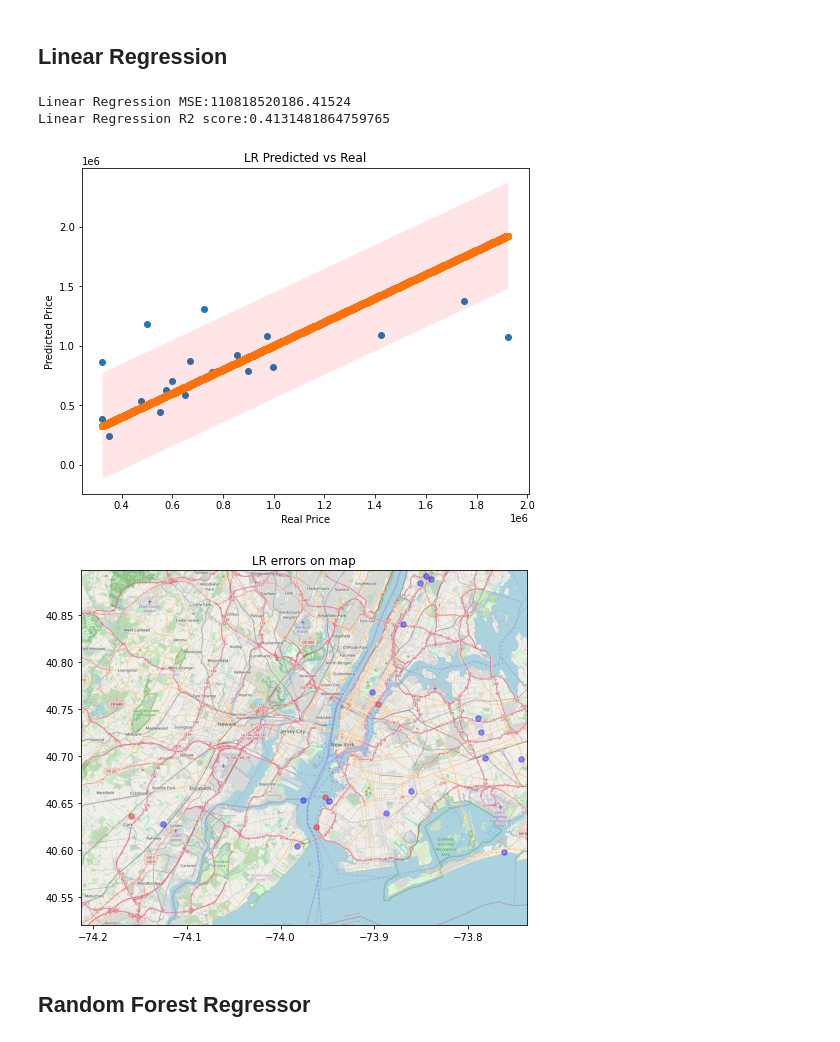
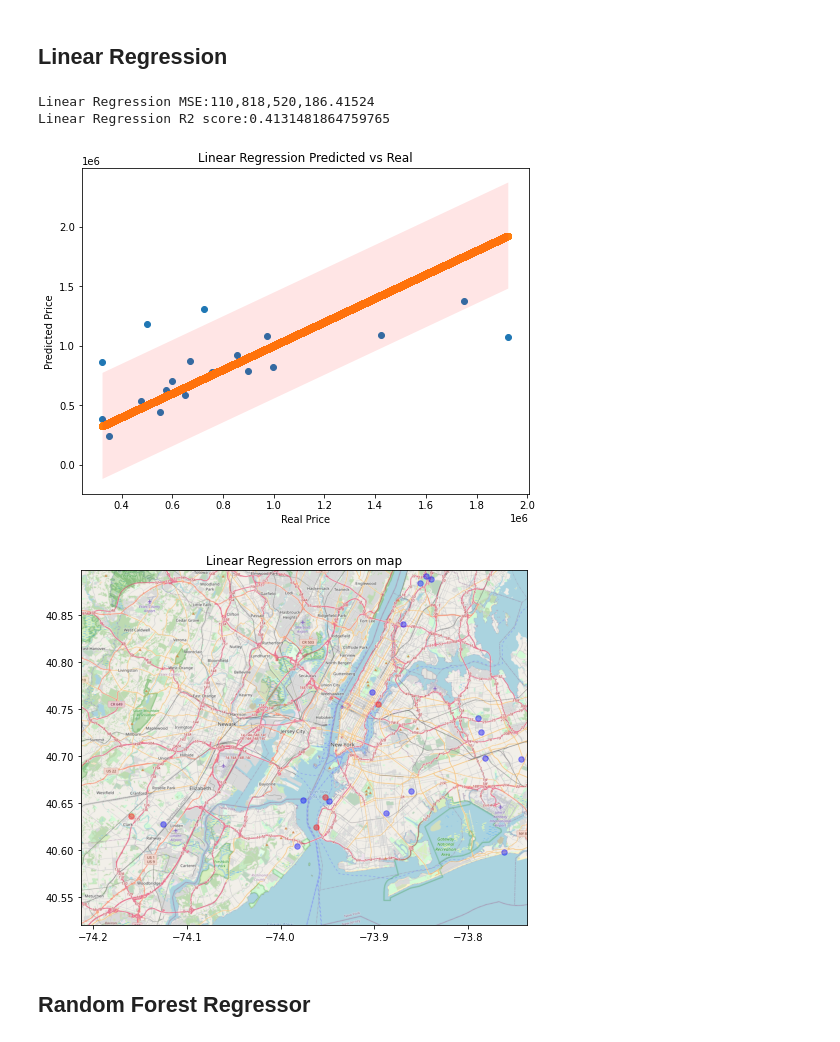
Before and after one commit to itayisraelov/RealEstateMLProject, a Jupyter notebook: Notebooks/02_Modeling.ipynb, the cells around one changed output. Saved outputs shown, nothing was run; the diff lists cells and outputs as text; code cells hidden in the pictures.

```diff
--- a/Notebooks/02_Modeling.ipynb
+++ b/Notebooks/02_Modeling.ipynb
@@ -200,23 +235,11 @@ def plot_vs_map(test_x, predicted_y, real_y, path_to_map="../Images/nyc_map1.png
 ## Linear Regression
 # %%
 linear_regression = LinearRegression(n_jobs=len(df))
-linear_regression.fit(train_x, train_y)
-test_predicted_y = linear_regression.predict(test_x)
+model_evaluation(linear_regression, "Linear Regression")
+# %% [output]
+Linear Regression MSE:110,818,520,186.41524
+Linear Regression R2 score:0.4131481864759765
+[figure, added]
+[figure, added]
-# %%
-print(f"Linear Regression MSE:{mean_squared_error(test_y, test_predicted_y)}")
-print(f"Linear Regression R2 score:{r2_score(test_y, test_predicted_y)}")
-# %% [output]
-Linear Regression MSE:110818520186.41524
-Linear Regression R2 score:0.4131481864759765
-# %%
-plot_predicted_vs_real(test_predicted_y, test_y, title="LR Predicted vs Real")
-# %% [output]
-[figure, removed]
-# %%
-with open("../Images/nyc_map1.json") as file:
-    border_box = json.load(file)
-plot_vs_map(test_x, test_predicted_y, test_y, path_to_map="../Images/nyc_map1.png", border_box=border_box, title="LR errors on map")
-# %% [output]
-[figure, removed]
 # %% [markdown]
 ## Random Forest Regressor
```
Also changed, not shown: parts of 23 cells of this notebook.
